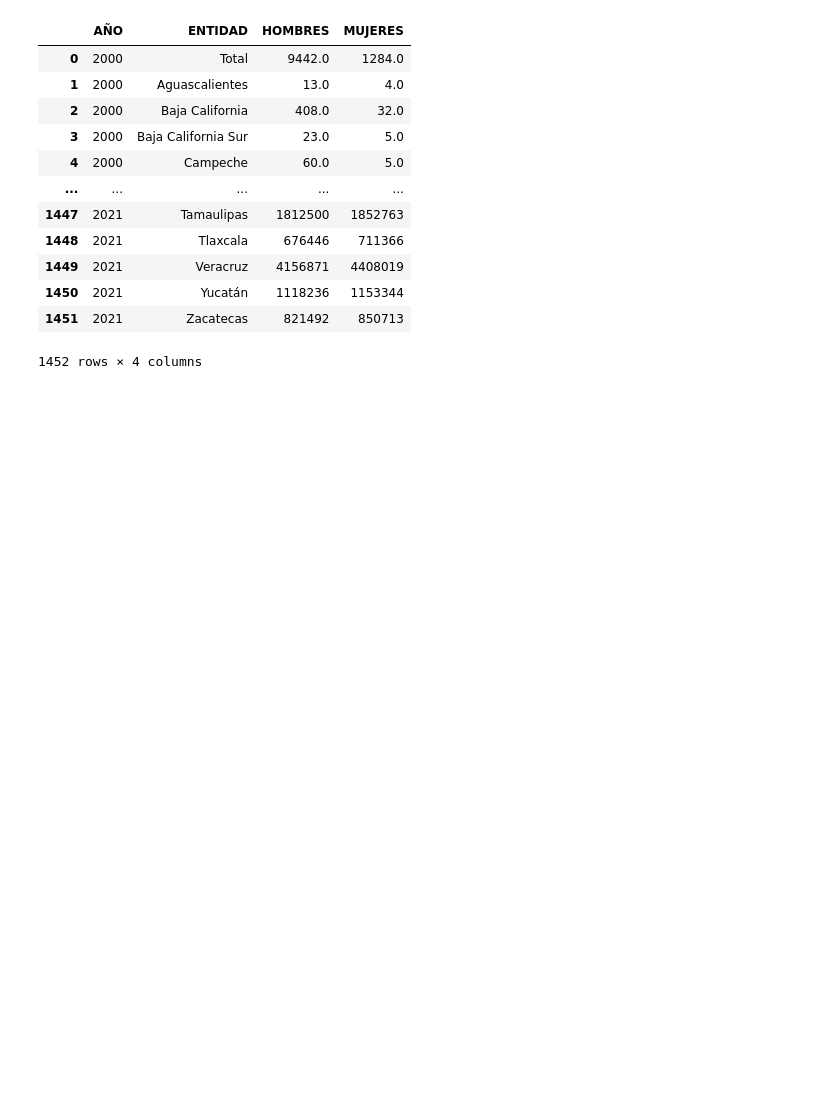
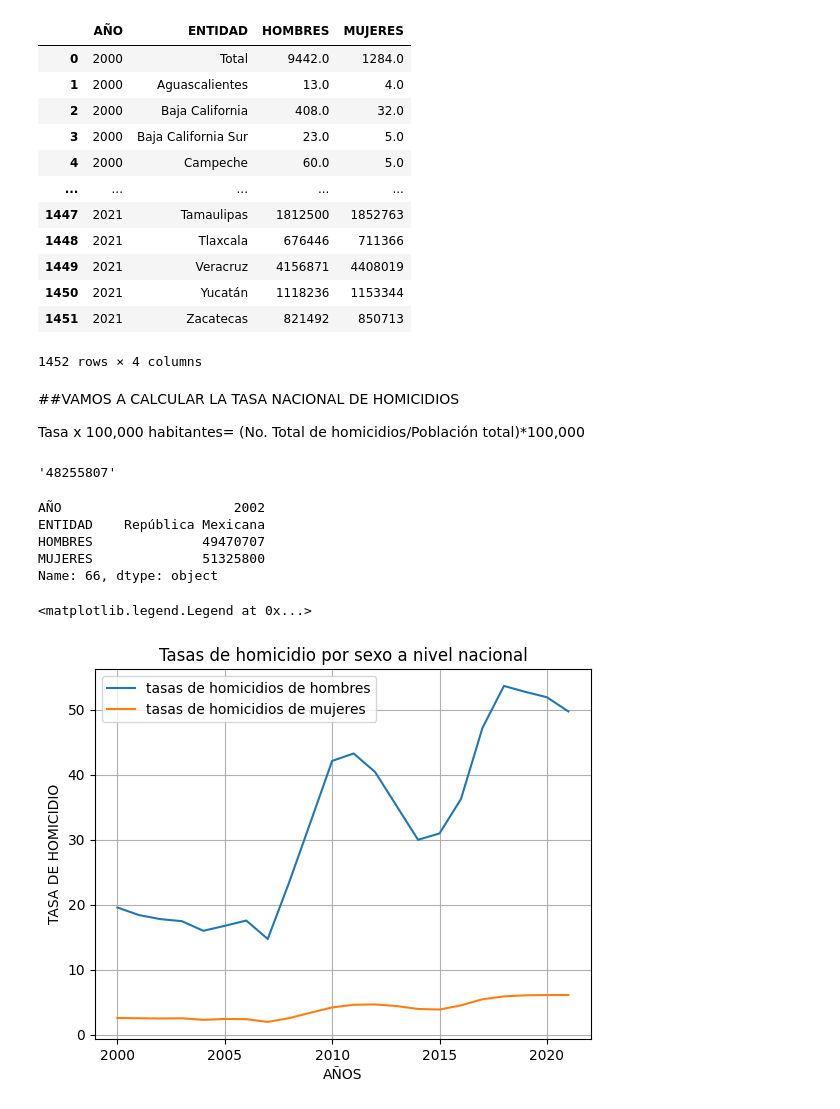
Before and after one commit to FreMeli/ASE_1, a Jupyter notebook: EDO_SEXO_LIMPIO.ipynb, the cells around one changed output. Drawn from its saved outputs; the diff is of its cells as text; code cells hidden in the pictures; blank space fills up the shorter version.

```diff
--- a/EDO_SEXO_LIMPIO.ipynb
+++ b/EDO_SEXO_LIMPIO.ipynb
@@ -55,7 +55,7 @@ Data columns (total 7 columns):
 dtypes: int64(5), object(2)
 memory usage: 32.0+ MB
 # %%
-df_Homicidios=pd.read_excel(io.BytesIO(upload1["INEGI_exporta_12_4_2023_8_47_22.xls"]), header=0)#df con los datos de homicidio
+df_Homicidios=pd.read_excel(io.BytesIO(upload["INEGI_exporta_12_4_2023_8_47_22.xls"]), header=0)#df con los datos de homicidio
 df_Homicidios.head(10) #Para ver las primeras 10 filas
 # %% [output]
 |  | AÑO | EDO | Hombre | Mujer | Total |
@@ -249,3 +253,29 @@ df
 df.to_csv('df_edo_sexo.csv') #guardamos el df en un archivo tipo excel
 # %%
 df.to_excel('df_edo_sexo.xlsx', sheet_name='df_edo_sexo') #guardamos el df en un archivo tipo excel
+# %% [markdown]
+##VAMOS A CALCULAR LA TASA NACIONAL DE HOMICIDIOS
+
+Tasa x 100,000 habitantes= (No. Total de homicidios/Población total)*100,000
+# %%
+df_Pob.iloc[0]['HOMBRES']
+# %% [output]
+'48255807'
+# %%
+df_Pob.iloc[66]
+# %% [output]
+AÑO                      2002
+ENTIDAD    República Mexicana
+HOMBRES              49470707
+MUJERES              51325800
+Name: 66, dtype: object
+# %%
+Homicidios_H=[]
+Homicidios_M=[]
+tasas_H=[]
+tasas_M=[]
+for i in range(0,len(df_homicidios),33):
+  Homicidios_H.append(df.iloc[i]['HOMBRES'])
+  Homicidios_M.append(df.iloc[i]['MUJERES'])
+  tasas_H.append( (df.iloc[i]['HOMBRES']/float(df_Pob.iloc[i]['HOMBRES']) )*100000 )
+  tasas_M.append((df.iloc[i]['MUJERES']/float(df_Pob.iloc[i]['MUJERES']))*100000)
@@ -251,0 +284,12 @@ df.to_excel('df_edo_sexo.xlsx', sheet_name='df_edo_sexo') #guardamos el df en un
+# %%
+years=list(range(2000, 2022))
+plt.plot(years,tasas_H, label='Tasas de homicidios de hombres')
+plt.plot(years, tasas_M, label='Tasas de homicidios de mujeres')
+plt.xlabel('AÑOS')#Nombre del eje
+plt.ylabel('TASA DE HOMICIDIO')
+plt.title('Tasas de homicidio por sexo a nivel nacional') #Título del gráfico
+plt.grid(True) #Para que se marquen los cuadritos
+plt.legend() #Para que se visualicen las labels que establecimos arriba
+# %% [output]
+<matplotlib.legend.Legend at 0x...>
+[figure, added]
```
Also changed, not shown: parts of 5 cells of this notebook.
